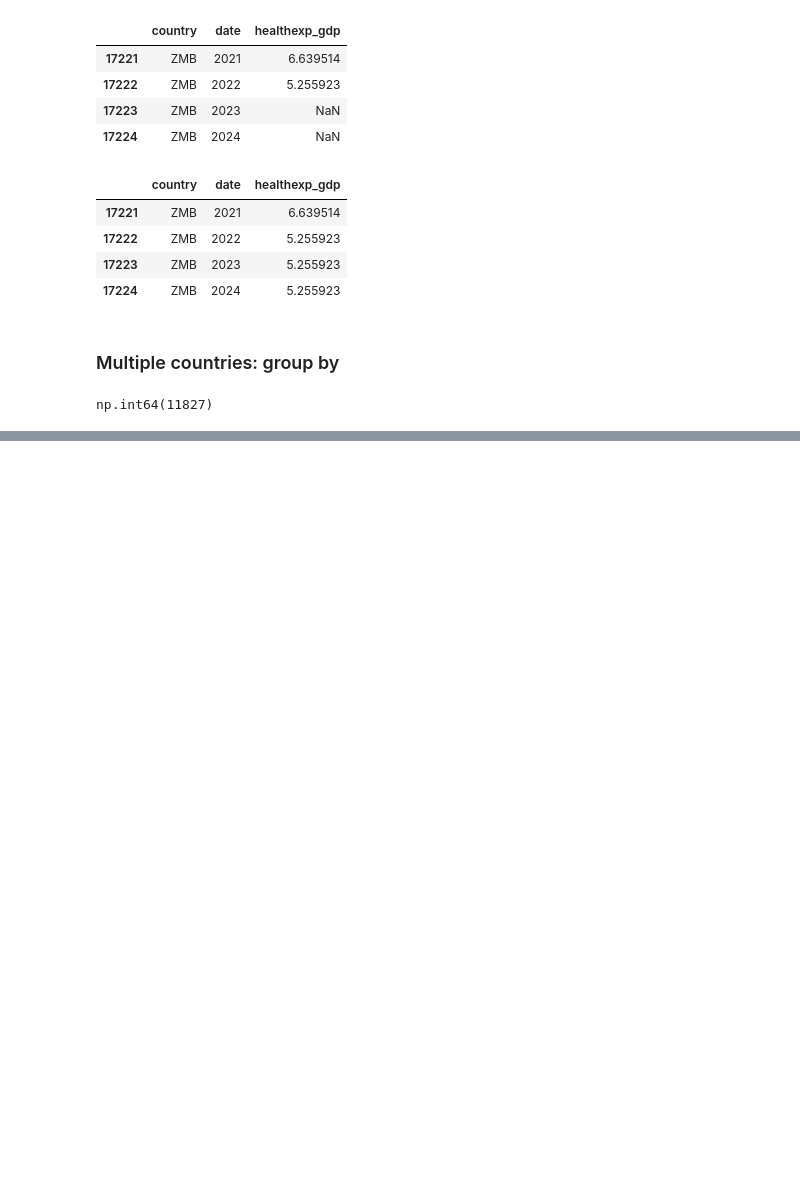
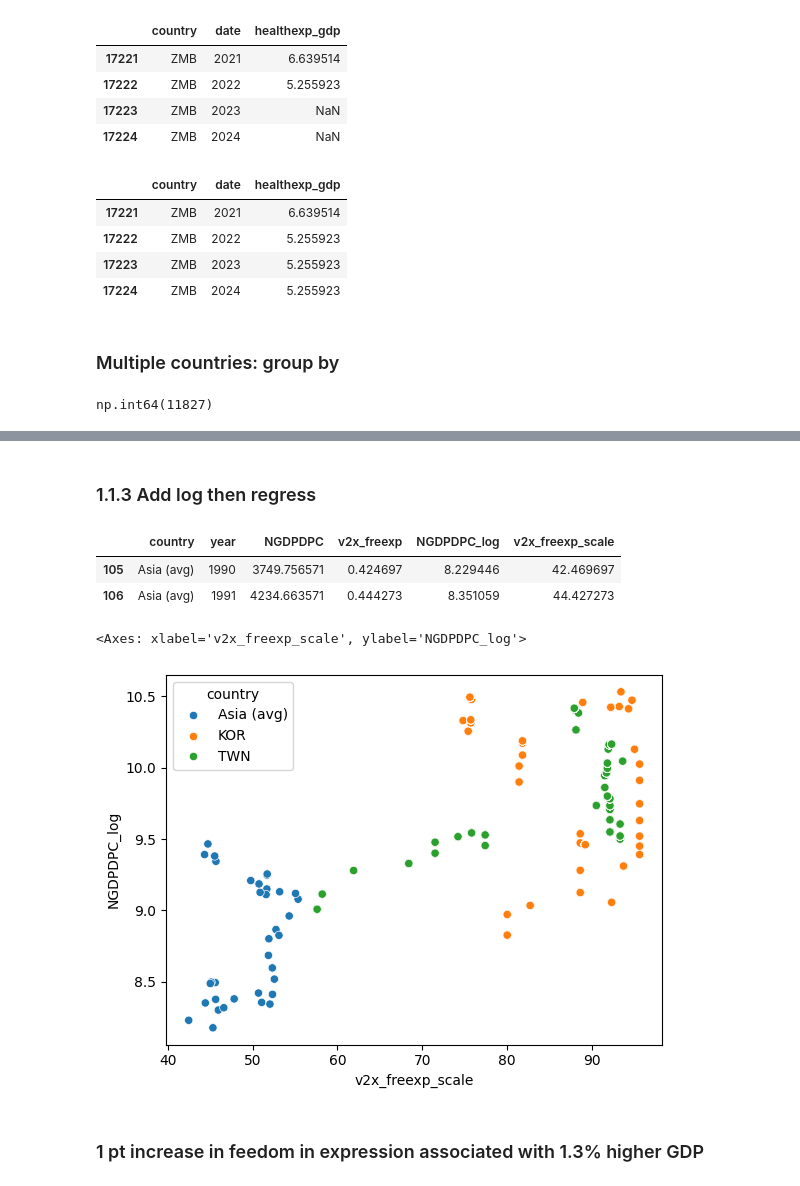
Before and after one commit to kdaseo/graspp_2025_spring, a Jupyter notebook: notebooks/module_3/machine_learning.ipynb, the cells around one changed output, grey strips where cells are left out. Drawn from its saved outputs; the diff is of its cells as text; code cells hidden in the pictures; blank space fills up the shorter version.

```diff
--- a/notebooks/module_3/machine_learning.ipynb
+++ b/notebooks/module_3/machine_learning.ipynb
@@ -182,0 +252,25 @@ np.int64(0)
+# %% [markdown]
+### 1.1.3 Add log then regress
+# %%
+import numpy as np
+df_regression = df[['country', 'year','NGDPDPC', 'v2x_freexp']].dropna()
+df_regression['NGDPDPC_log'] = df_regression['NGDPDPC'].apply(np.log)
+df_regression['v2x_freexp_scale'] = df_regression['v2x_freexp'].multiply(100)
+df_regression.head(2)
+# %% [output]
+|  | country | year | NGDPDPC | v2x_freexp | NGDPDPC_log | v2x_freexp_scale |
+| 105 | Asia (avg) | 1990 | 3749.756571 | 0.424697 | 8.229446 | 42.469697 |
+| 106 | Asia (avg) | 1991 | 4234.663571 | 0.444273 | 8.351059 | 44.427273 |
+# %%
+import seaborn as sns
+sns.scatterplot(
+    data = df_regression,
+    y = 'NGDPDPC_log',
+    x = 'v2x_freexp_scale',
+    hue = 'country'
+)
+# %% [output]
+<Axes: xlabel='v2x_freexp_scale', ylabel='NGDPDPC_log'>
+[figure, added]
+# %% [markdown]
+### 1 pt increase in feedom in expression associated with 1.3% higher GDP
```
Also changed, not shown: parts of 48 cells of this notebook, 2 other files.
